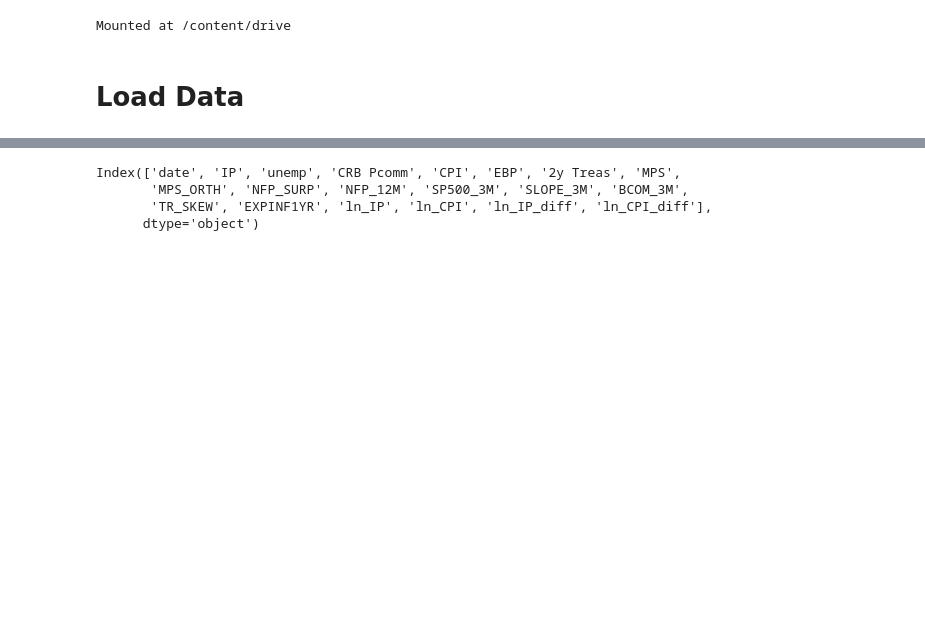
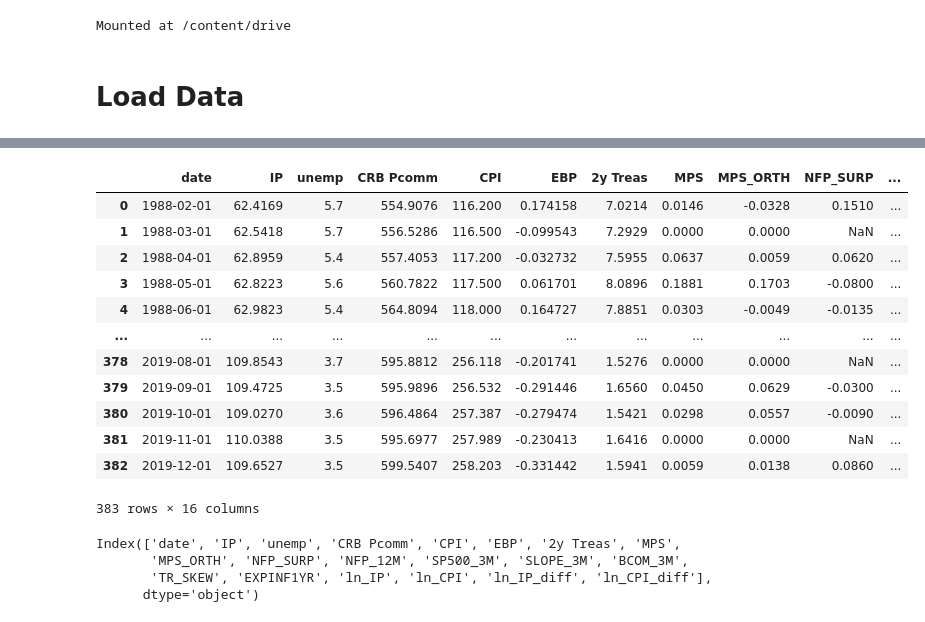
Before and after one commit to klsnks/coursework-repository, a Jupyter notebook: LP_NN_IP.ipynb, the cells around one changed output, grey strips where cells are left out. Saved outputs shown, nothing was run; the diff lists cells and outputs as text; code cells hidden in the pictures; blank space fills up the shorter version.

```diff
--- a/LP_NN_IP.ipynb
+++ b/LP_NN_IP.ipynb
@@ -58,8 +63,24 @@ Mounted at /content/drive
 # %%
 # Load data
-data = pd.read_excel('/content/drive/MyDrive/VAR_NN/US_BS_series.xlsx')
+data = pd.read_excel('US_BS_series.xlsx')
 date_index = pd.date_range(start="1988-02-01", end="2019-12-01", freq="MS")
 data['date'] = date_index
+# %%
+data
+# %% [output]
+|  | date | IP | unemp | CRB Pcomm | CPI | EBP | 2y Treas | MPS | MPS_ORTH | NFP_SURP | ... |
+| 0 | 1988-02-01 | 62.4169 | 5.7 | 554.9076 | 116.200 | 0.174158 | 7.0214 | 0.0146 | -0.0328 | 0.1510 | ... |
+| 1 | 1988-03-01 | 62.5418 | 5.7 | 556.5286 | 116.500 | -0.099543 | 7.2929 | 0.0000 | 0.0000 | NaN | ... |
+| 2 | 1988-04-01 | 62.8959 | 5.4 | 557.4053 | 117.200 | -0.032732 | 7.5955 | 0.0637 | 0.0059 | 0.0620 | ... |
+| 3 | 1988-05-01 | 62.8223 | 5.6 | 560.7822 | 117.500 | 0.061701 | 8.0896 | 0.1881 | 0.1703 | -0.0800 | ... |
+| 4 | 1988-06-01 | 62.9823 | 5.4 | 564.8094 | 118.000 | 0.164727 | 7.8851 | 0.0303 | -0.0049 | -0.0135 | ... |
+| ... | ... | ... | ... | ... | ... | ... | ... | ... | ... | ... | ... |
+| 378 | 2019-08-01 | 109.8543 | 3.7 | 595.8812 | 256.118 | -0.201741 | 1.5276 | 0.0000 | 0.0000 | NaN | ... |
+| 379 | 2019-09-01 | 109.4725 | 3.5 | 595.9896 | 256.532 | -0.291446 | 1.6560 | 0.0450 | 0.0629 | -0.0300 | ... |
+| 380 | 2019-10-01 | 109.0270 | 3.6 | 596.4864 | 257.387 | -0.279474 | 1.5421 | 0.0298 | 0.0557 | -0.0090 | ... |
+| 381 | 2019-11-01 | 110.0388 | 3.5 | 595.6977 | 257.989 | -0.230413 | 1.6416 | 0.0000 | 0.0000 | NaN | ... |
+| 382 | 2019-12-01 | 109.6527 | 3.5 | 599.5407 | 258.203 | -0.331442 | 1.5941 | 0.0059 | 0.0138 | 0.0860 | ... |
+383 rows × 16 columns
 # %%
 # apply log transformations to IP and CPI
 data['ln_IP'] = np.log(data['IP'].replace(0, np.nan))  # log of IP
```
Also changed, not shown: parts of 2 cells of this notebook.
